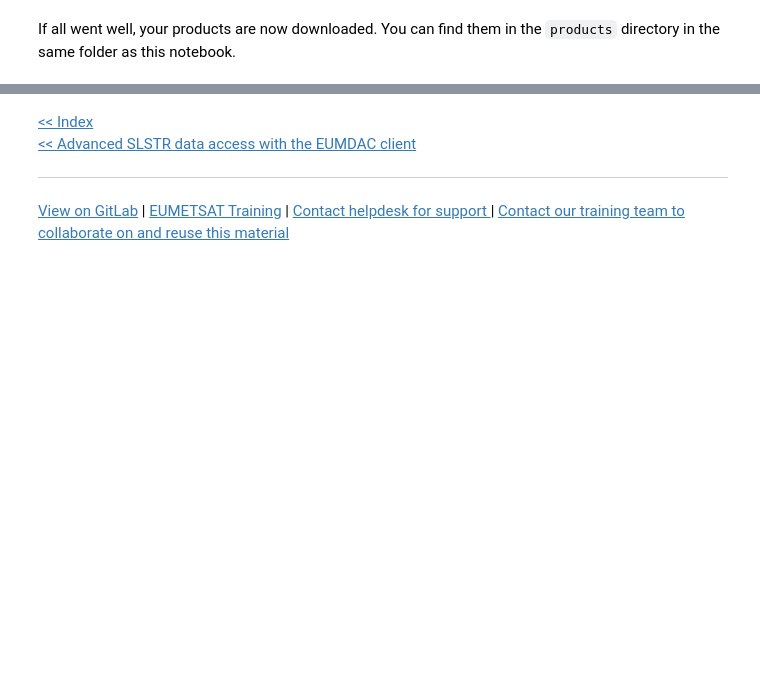
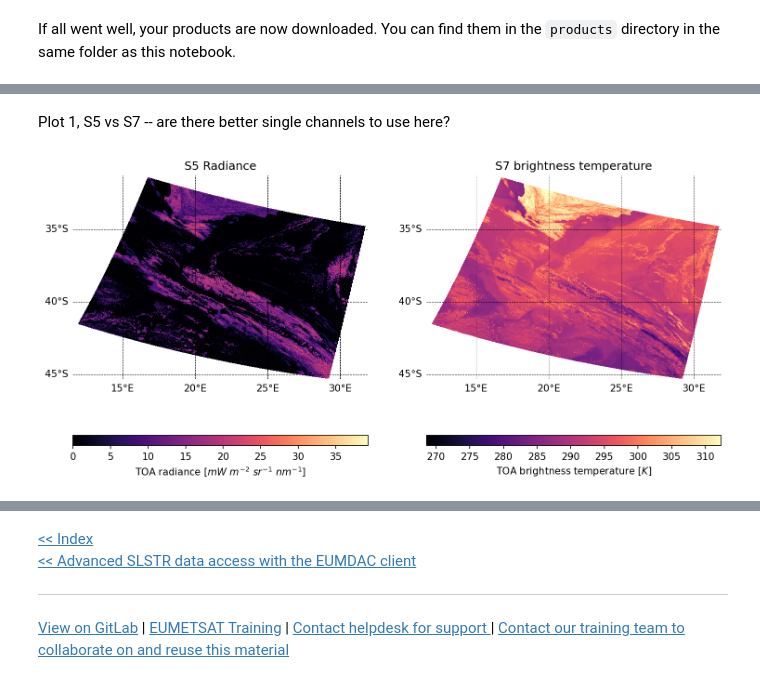
Before and after one commit to wekeo/learn-slstr, a Jupyter notebook: 2_SLSTR_advanced/2_2_SLSTR_channel_comparison_cloud_flagging.ipynb, the cells around one changed output, grey strips where cells are left out. Cells and saved outputs as stored; diff of their text form; code cells hidden in the pictures; blank space fills up the shorter version.

```diff
--- a/2_SLSTR_advanced/2_2_SLSTR_channel_comparison_cloud_flagging.ipynb
+++ b/2_SLSTR_advanced/2_2_SLSTR_channel_comparison_cloud_flagging.ipynb
@@ -145,0 +209,25 @@ Now you have run this for acquiring the OLCI L1 full resolution (EFR) data, can
+# %%
+# open data
+band_dict = {}
+
+# read file
+for pattern, bands_needed, flag_file, flag_var in zip(['S*radiance_an.nc', 'S*BT_in.nc', 'S*BT_io.nc'],
+                                                 [solar_channels, TIR_channels, TIR_channels],
+                                                 ["flags_an.nc", "flags_in.nc", "flags_io.nc"],
+                                                 ["confidence_an", "confidence_in", "confidence_io"]):
+    band_files = glob.glob(os.path.join(SAFE_directory, pattern))
+    band_vars = xr.open_mfdataset(band_files)
+
+    # read variables
+    for band_var in band_vars:
+        band_num = int(band_var.split('_')[0][1])
+        if band_num in bands_needed and "exception" not in band_var and "orphan" not in band_var:
+            print(f"Reading:  {band_var}")
+            band_dict[band_var] = band_vars[band_var].data
+    band_vars.close()
+
+    # add flags
+    flag_path = glob.glob(os.path.join(SAFE_directory, flag_file))[0]
+    print(f"Reading:  {flag_var} (flags)")
+    band_dict[flag_file.replace(".nc","_ocean")] = eumartools.flag_mask(flag_path, flag_var, ["ocean"], dtype=np.uint64)
+    band_dict[flag_file.replace(".nc","_land")] = eumartools.flag_mask(flag_path, flag_var, ["land"], dtype=np.uint64)
@@ -145,0 +248,23 @@ Now you have run this for acquiring the OLCI L1 full resolution (EFR) data, can
+# %% [markdown]
+Plot 1, S5 vs S7 -- are there better single channels to use here?
+# %%
+# plot S5 and S7 side by side
+fig, axs = plt.subplots(1, 2, figsize=(12, 6), dpi=150, subplot_kw={"projection": cartopy.crs.PlateCarree()})
+titles = ['S5 Radiance', 'S7 brightness temperature']
+labels = ['TOA radiance [$mW\ m^{-2}\ sr^{-1}\ nm^{-1}$]', 'TOA brightness temperature [$K$]']
+bands = ['S5_radiance_an', 'S7_BT_in']
+views = ['an', 'in']
+
+for m, label, title, band, view in zip(axs, labels, titles, bands, views):
+    c = m.pcolormesh(coords_dict[f"longitude_{view}"],
+                      coords_dict[f"latitude_{view}"],
+                      band_dict[band],
+                      transform=cartopy.crs.PlateCarree(central_longitude=0.0),
+                      cmap=plt.cm.magma)
+    #m.set_extent(extents, crs=cartopy.crs.PlateCarree())
+    m.title.set_text(title)
+    embellish_plot(m)
+    cb_ax = fig.add_axes([m.get_position().x0, 0.10, m.get_position().width, 0.025])
+    fig.colorbar(c, cax=cb_ax, orientation="horizontal", label=label)
+# %% [output]
+[figure, added]
```
Also changed, not shown: parts of 34 cells of this notebook, 3 other files.
